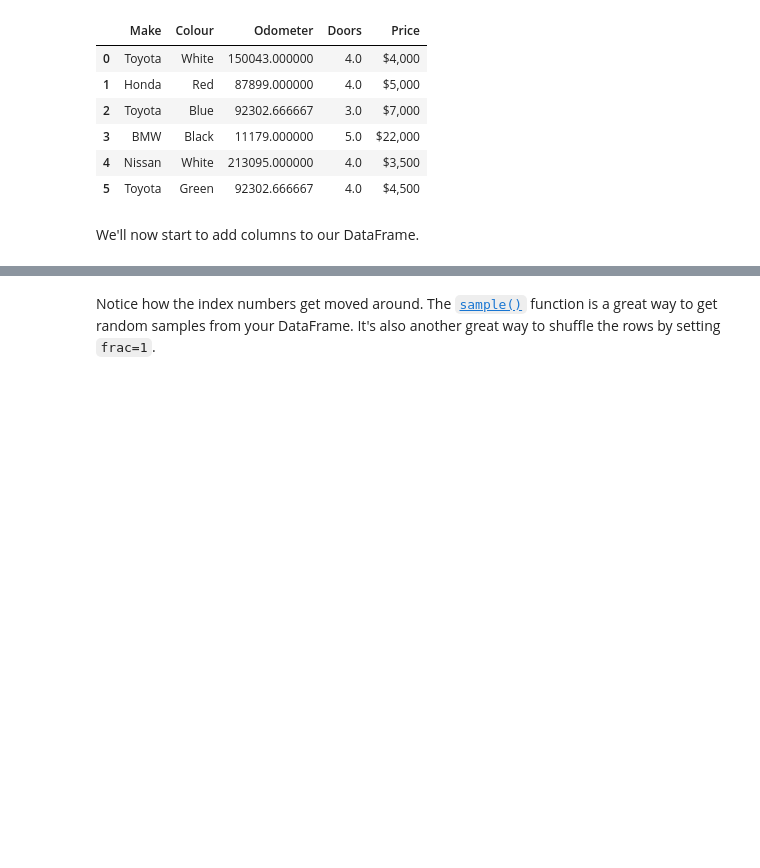
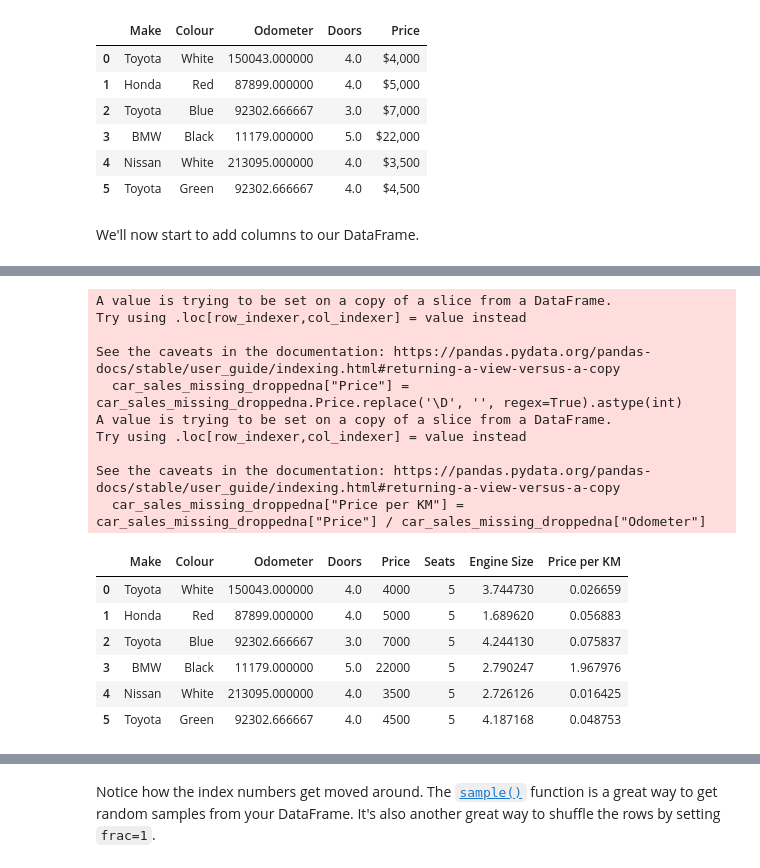
Before and after one commit to iota07/jupyter-notebooks, a Jupyter notebook: section-2-data-science-and-ml-tools/pandas-exercises.ipynb, the cells around one changed output, grey strips where cells are left out. Cells and saved outputs as stored; diff of their text form; code cells hidden in the pictures; blank space fills up the shorter version.

Commit message:
pandas exercices completed

```diff
--- a/section-2-data-science-and-ml-tools/pandas-exercises.ipynb
+++ b/section-2-data-science-and-ml-tools/pandas-exercises.ipynb
@@ -430,5 +431,26 @@ See the caveats in the documentation: https://pandas.pydata.org/pandas-docs/stab
 # %%
 # Create a column which represents the price of a car per kilometer
 # Then view the DataFrame
+car_sales_missing_droppedna["Price"] = car_sales_missing_droppedna.Price.replace('\D', '', regex=True).astype(int)
+car_sales_missing_droppedna["Price per KM"] = car_sales_missing_droppedna["Price"] / car_sales_missing_droppedna["Odometer"]
+car_sales_missing_droppedna
+# %% [output]
+A value is trying to be set on a copy of a slice from a DataFrame.
+Try using .loc[row_indexer,col_indexer] = value instead
+
+See the caveats in the documentation: https://pandas.pydata.org/pandas-docs/stable/user_guide/indexing.html#returning-a-view-versus-a-copy
+  car_sales_missing_droppedna["Price"] = car_sales_missing_droppedna.Price.replace('\D', '', regex=True).astype(int)
+A value is trying to be set on a copy of a slice from a DataFrame.
+Try using .loc[row_indexer,col_indexer] = value instead
+
+See the caveats in the documentation: https://pandas.pydata.org/pandas-docs/stable/user_guide/indexing.html#returning-a-view-versus-a-copy
+  car_sales_missing_droppedna["Price per KM"] = car_sales_missing_droppedna["Price"] / car_sales_missing_droppedna["Odometer"]
+|  | Make | Colour | Odometer | Doors | Price | Seats | Engine Size | Price per KM |
+| 0 | Toyota | White | 150043.000000 | 4.0 | 4000 | 5 | 3.744730 | 0.026659 |
+| 1 | Honda | Red | 87899.000000 | 4.0 | 5000 | 5 | 1.689620 | 0.056883 |
+| 2 | Toyota | Blue | 92302.666667 | 3.0 | 7000 | 5 | 4.244130 | 0.075837 |
+| 3 | BMW | Black | 11179.000000 | 5.0 | 22000 | 5 | 2.790247 | 1.967976 |
+| 4 | Nissan | White | 213095.000000 | 4.0 | 3500 | 5 | 2.726126 | 0.016425 |
+| 5 | Toyota | Green | 92302.666667 | 4.0 | 4500 | 5 | 4.187168 | 0.048753 |
 # %%
 # Remove the last column you added using .drop()
```
Also changed, not shown: parts of 7 cells of this notebook.
